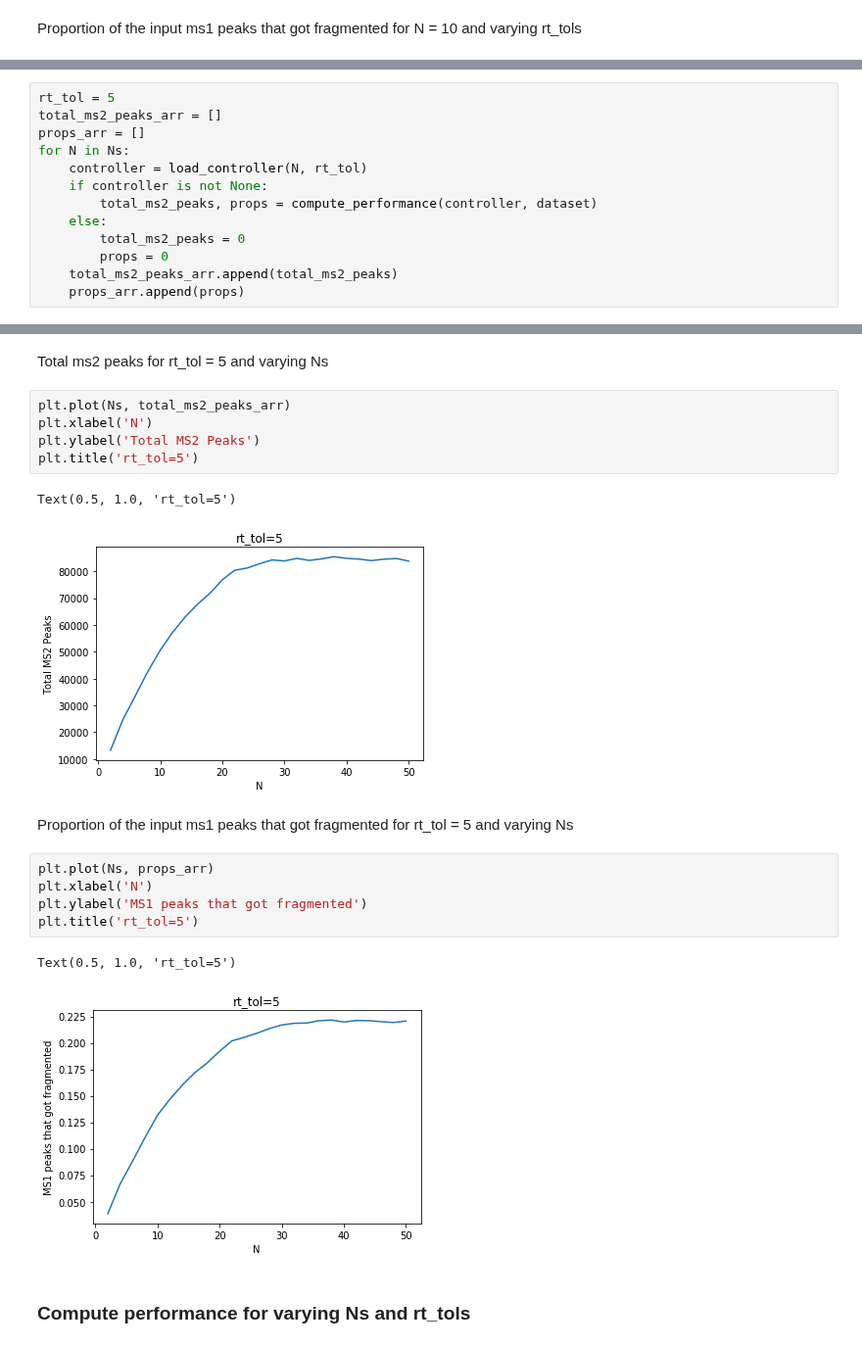
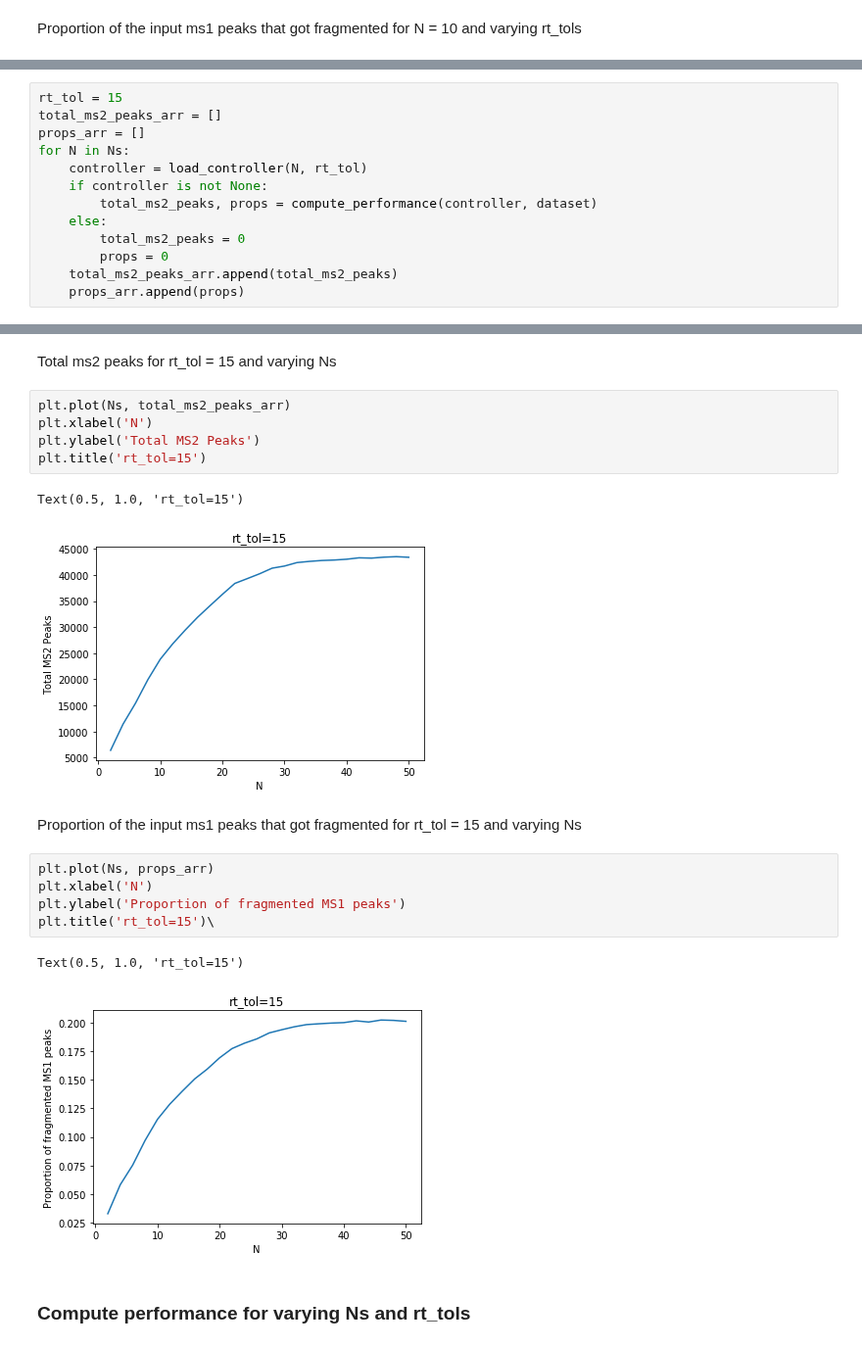
Before and after one commit to sdrogers/clms, a Jupyter notebook: Simulator/notebooks/top-N-experiments-analysis.ipynb, the cells around one changed output, grey strips where cells are left out. Shown at 98% size. Saved outputs shown, nothing was run; the diff lists cells and outputs as text.

Commit message:
Added notebooks for plotting of results.

```diff
--- a/Simulator/notebooks/top-N-experiments-analysis.ipynb
+++ b/Simulator/notebooks/top-N-experiments-analysis.ipynb
@@ -137,5 +137,5 @@ Text(0.5, 1.0, 'N=10')
 # %%
-rt_tol = 5
+rt_tol = 15
 total_ms2_peaks_arr = []
 props_arr = []
 for N in Ns:
@@ -168,23 +168,23 @@ total_ms2_peaks 83819 props 0.2207
 # %% [markdown]
-Total ms2 peaks for rt_tol = 5 and varying Ns
+Total ms2 peaks for rt_tol = 15 and varying Ns
 # %%
 plt.plot(Ns, total_ms2_peaks_arr)
 plt.xlabel('N')
 plt.ylabel('Total MS2 Peaks')
-plt.title('rt_tol=5')
+plt.title('rt_tol=15')
 # %% [output]
-Text(0.5, 1.0, 'rt_tol=5')
+Text(0.5, 1.0, 'rt_tol=15')
-[figure, old version]
+[figure, new version]
 # %% [markdown]
-Proportion of the input ms1 peaks that got fragmented for rt_tol = 5 and varying Ns
+Proportion of the input ms1 peaks that got fragmented for rt_tol = 15 and varying Ns
 # %%
 plt.plot(Ns, props_arr)
 plt.xlabel('N')
-plt.ylabel('MS1 peaks that got fragmented')
-plt.title('rt_tol=5')
+plt.ylabel('Proportion of fragmented MS1 peaks')
+plt.title('rt_tol=15')\
 # %% [output]
-Text(0.5, 1.0, 'rt_tol=5')
+Text(0.5, 1.0, 'rt_tol=15')
-[figure, old version]
+[figure, new version]
 # %% [markdown]
 ### Compute performance for varying Ns and rt_tols
 # %%
```
Also changed, not shown: parts of 2 cells of this notebook, 6 other files.
